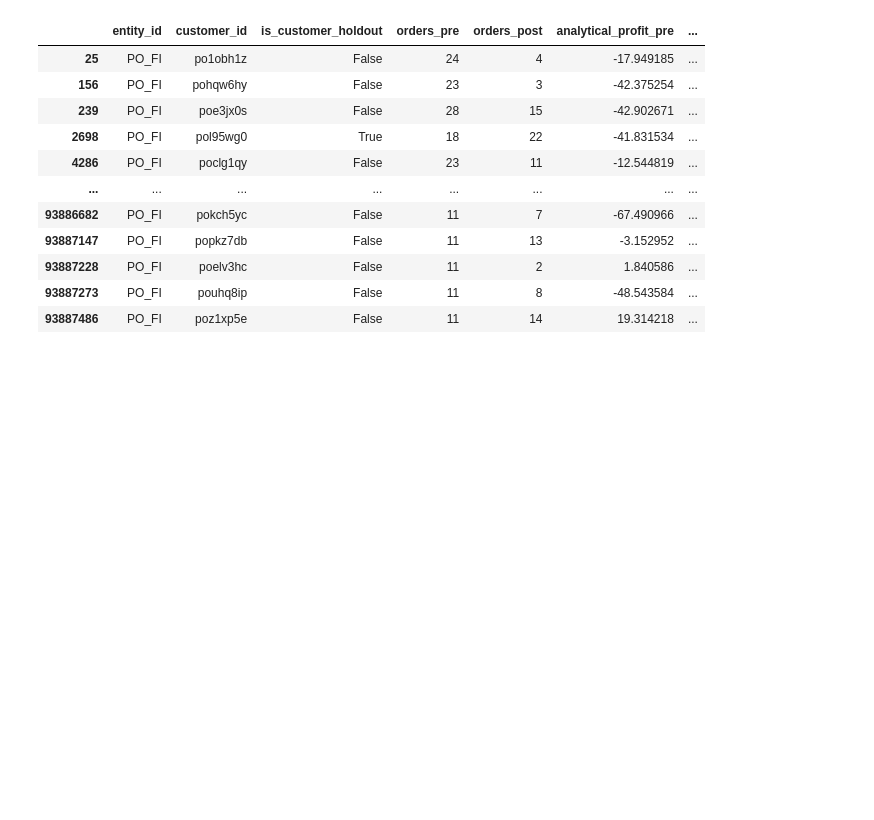
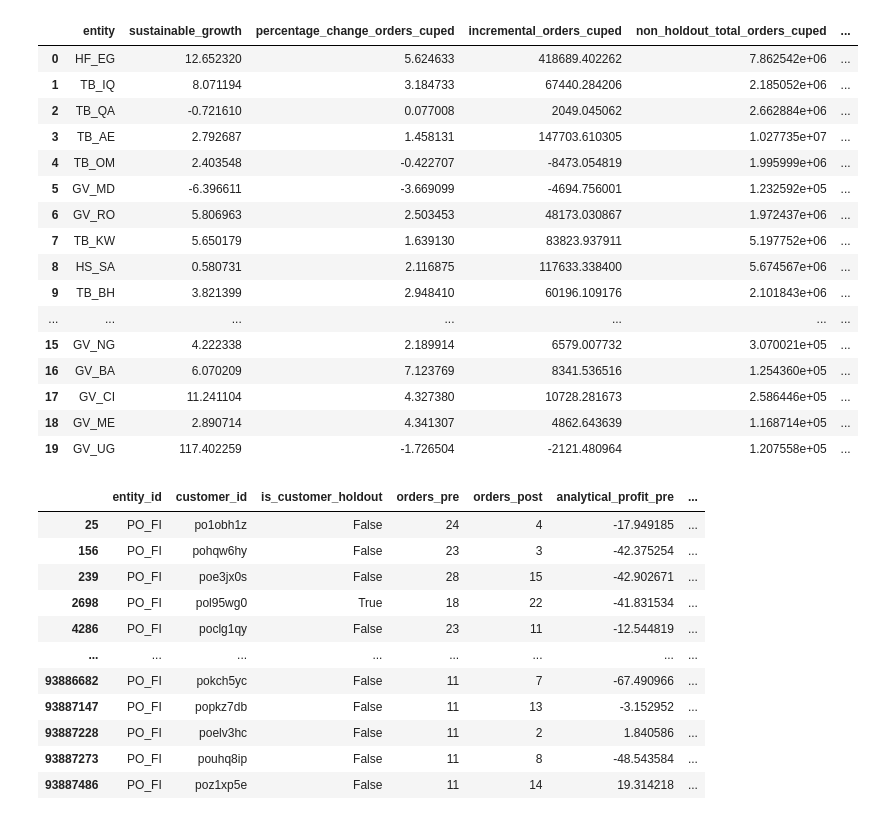
Before and after one commit to shazebasad-dh/https---github.com-deliveryhero-global_pricing, a Jupyter notebook: team/Shazeb/Holdout_group/holdout_pipeline.ipynb, the cells around one changed output. Cells and saved outputs as stored; diff of their text form; code cells hidden in the pictures; blank space fills up the shorter version.

```diff
--- a/team/Shazeb/Holdout_group/holdout_pipeline.ipynb
+++ b/team/Shazeb/Holdout_group/holdout_pipeline.ipynb
@@ -855,3 +983,23 @@ Skipping entity GV_MD due to error: boolean value of NA is ambiguous
+# %%
+final_results_df
+# %% [output]
+|  | entity | sustainable_growth | percentage_change_orders_cuped | incremental_orders_cuped | non_holdout_total_orders_cuped | ... |
+| 0 | HF_EG | 12.652320 | 5.624633 | 418689.402262 | 7.862542e+06 | ... |
+| 1 | TB_IQ | 8.071194 | 3.184733 | 67440.284206 | 2.185052e+06 | ... |
+| 2 | TB_QA | -0.721610 | 0.077008 | 2049.045062 | 2.662884e+06 | ... |
+| 3 | TB_AE | 2.792687 | 1.458131 | 147703.610305 | 1.027735e+07 | ... |
+| 4 | TB_OM | 2.403548 | -0.422707 | -8473.054819 | 1.995999e+06 | ... |
+| 5 | GV_MD | -6.396611 | -3.669099 | -4694.756001 | 1.232592e+05 | ... |
+| 6 | GV_RO | 5.806963 | 2.503453 | 48173.030867 | 1.972437e+06 | ... |
+| 7 | TB_KW | 5.650179 | 1.639130 | 83823.937911 | 5.197752e+06 | ... |
+| 8 | HS_SA | 0.580731 | 2.116875 | 117633.338400 | 5.674567e+06 | ... |
+| 9 | TB_BH | 3.821399 | 2.948410 | 60196.109176 | 2.101843e+06 | ... |
+| ... | ... | ... | ... | ... | ... | ... |
+| 15 | GV_NG | 4.222338 | 2.189914 | 6579.007732 | 3.070021e+05 | ... |
+| 16 | GV_BA | 6.070209 | 7.123769 | 8341.536516 | 1.254360e+05 | ... |
+| 17 | GV_CI | 11.241104 | 4.327380 | 10728.281673 | 2.586446e+05 | ... |
+| 18 | GV_ME | 2.890714 | 4.341307 | 4862.643639 | 1.168714e+05 | ... |
+| 19 | GV_UG | 117.402259 | -1.726504 | -2121.480964 | 1.207558e+05 | ... |
 # %%
 test  =  sg_df[sg_df['entity_id'] == 'PO_FI']
 # %%
```
Also changed, not shown: parts of 4 cells of this notebook, 1 other file.
